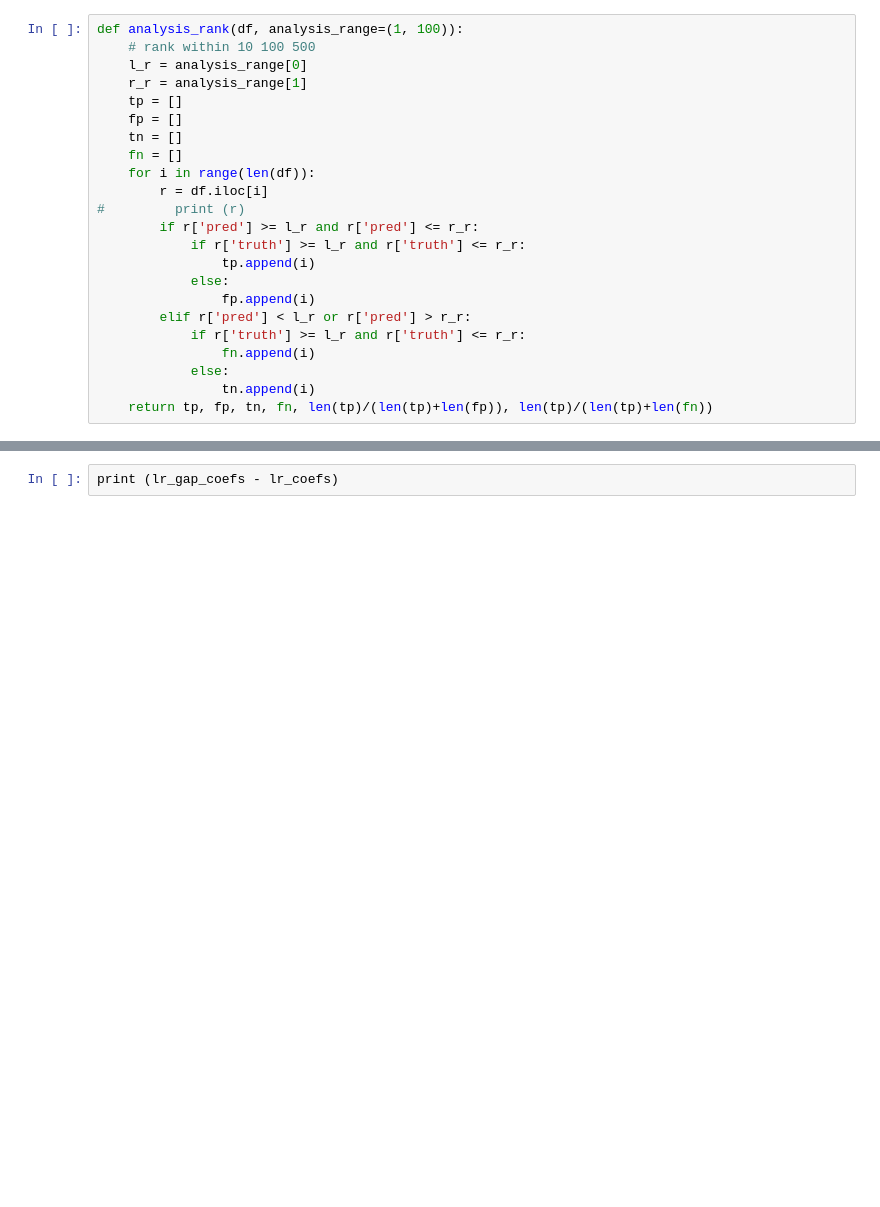
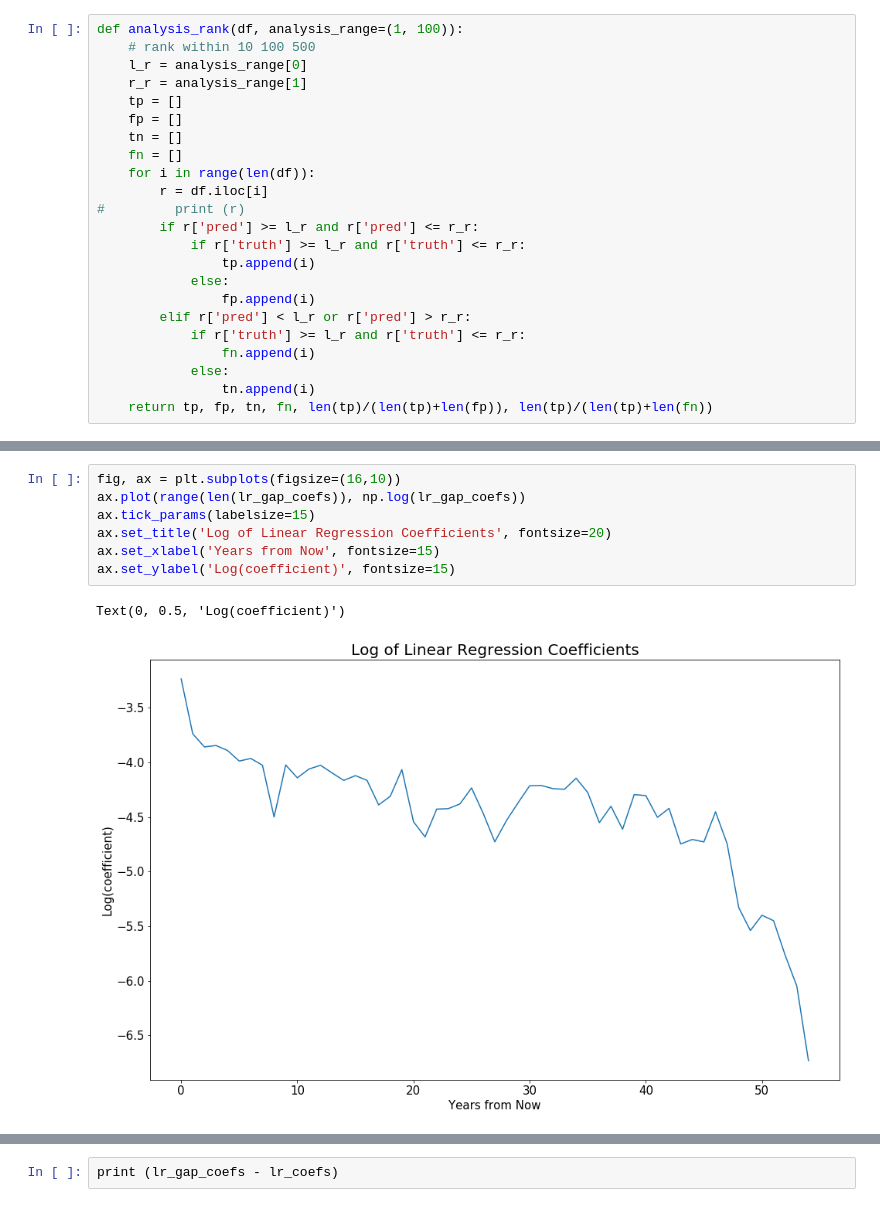
Before and after one commit to elicassion/Do-Popular-Songs-Endure, a Jupyter notebook: scripts/DoSongsEndure_Ultimate.ipynb, the cells around one changed output, grey strips where cells are left out. Cells and saved outputs as stored; diff of their text form; blank space fills up the shorter version.

```diff
--- a/scripts/DoSongsEndure_Ultimate.ipynb
+++ b/scripts/DoSongsEndure_Ultimate.ipynb
@@ -545,3 +546,13 @@ plt.plot(range(len(lr_gap_coefs)), np.log(lr_gap_coefs))
+# %%
+fig, ax = plt.subplots(figsize=(16,10))
+ax.plot(range(len(lr_gap_coefs)), np.log(lr_gap_coefs))
+ax.tick_params(labelsize=15)
+ax.set_title('Log of Linear Regression Coefficients', fontsize=20)
+ax.set_xlabel('Years from Now', fontsize=15)
+ax.set_ylabel('Log(coefficient)', fontsize=15)
+# %% [output]
+Text(0, 0.5, 'Log(coefficient)')
+[figure, added]
 # %%
 lr_gap_popularity_pred = lr_gap.predict(feature_gap_df[FEATURES])
 lr_gap_popularity_truth = feature_gap_df['spotify_popularity_2018']
```
Also changed, not shown: parts of 42 cells of this notebook.
